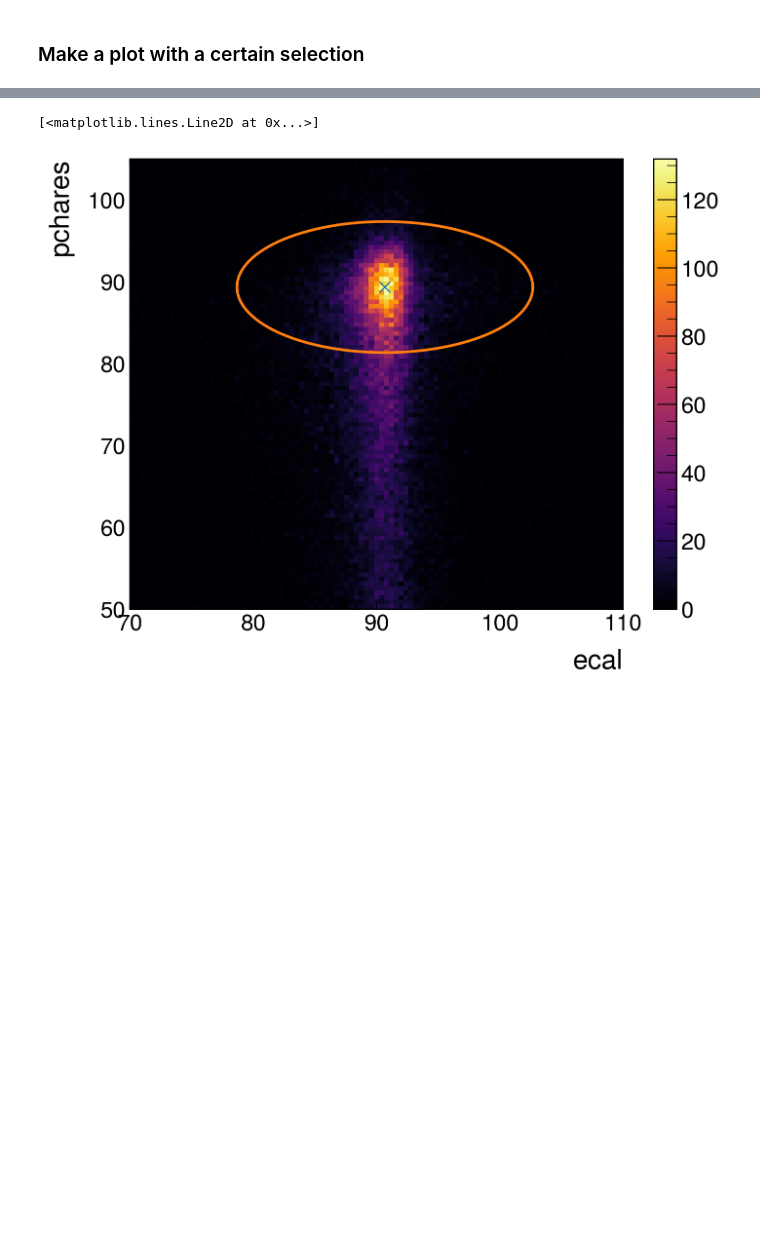
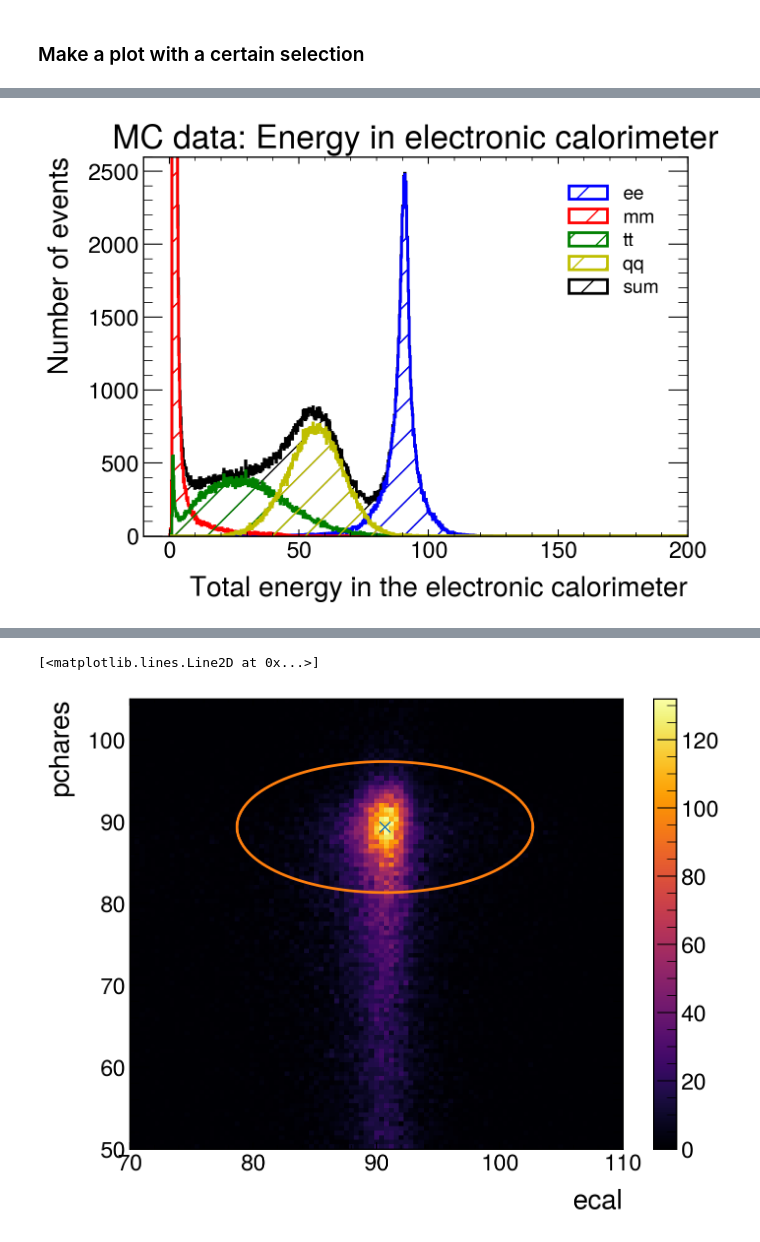
Before and after one commit to lukasg96/z0-precisionmeasurement, a Jupyter notebook: z0_experiment.ipynb, the cells around one changed output, grey strips where cells are left out. Saved outputs shown, nothing was run; the diff lists cells and outputs as text; code cells hidden in the pictures; blank space fills up the shorter version.

```diff
--- a/z0_experiment.ipynb
+++ b/z0_experiment.ipynb
@@ -153,0 +179,20 @@ Cuts are applied by *masking* the array. This can be done as follows:
+# %%
+plt.style.use(mplhep.style.ATLAS) # You can load ATLAS/CMS/ALICE plot style
+plt.figure(figsize=(7,5))
+
+bin_content, bin_edges, _ = plt.hist(eecal[0], bins=1000, range=(0.,200.), histtype='step',  linewidth=2, edgecolor=colors['e'], hatch='/', label='ee')
+bin_content, bin_edges, _ = plt.hist(eecal[1], bins=1000, range=(0.,200.), histtype='step',  linewidth=2, edgecolor=colors['m'], hatch='/', label='mm')
+bin_content, bin_edges, _ = plt.hist(eecal[2], bins=1000, range=(0.,200.), histtype='step',  linewidth=2, edgecolor=colors['t'], hatch='/', label='tt')
+bin_content, bin_edges, _ = plt.hist(eecal[3], bins=1000, range=(0.,200.), histtype='step',  linewidth=2, edgecolor=colors['q'], hatch='/', label='qq')
+bin_content, bin_edges, _ = plt.hist(eecal[4], bins=1000, range=(0.,200.), histtype='step',  linewidth=2, edgecolor=colors['mix'], hatch='/', label='sum', zorder=1)
+
+### Show the plot on screen
+plt.legend()
+plt.title('MC data: Energy in electronic calorimeter')
+plt.xlim(-10.,150.)
+plt.ylim(0,2.6e3)
+plt.xlabel('Total energy in the electronic calorimeter')
+plt.ylabel('Number of events')
+plt.show()
+# %% [output]
+[figure, added]
```
Also changed, not shown: parts of 19 cells of this notebook.
